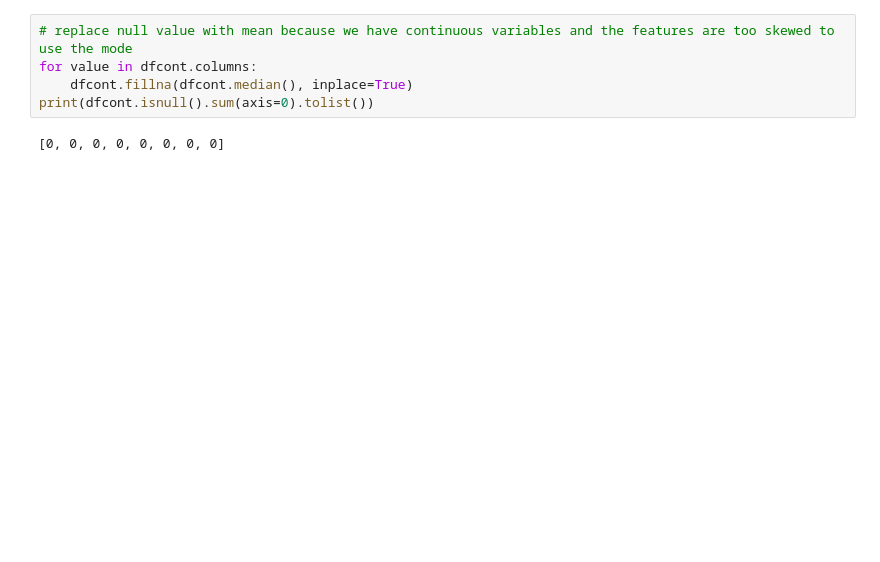
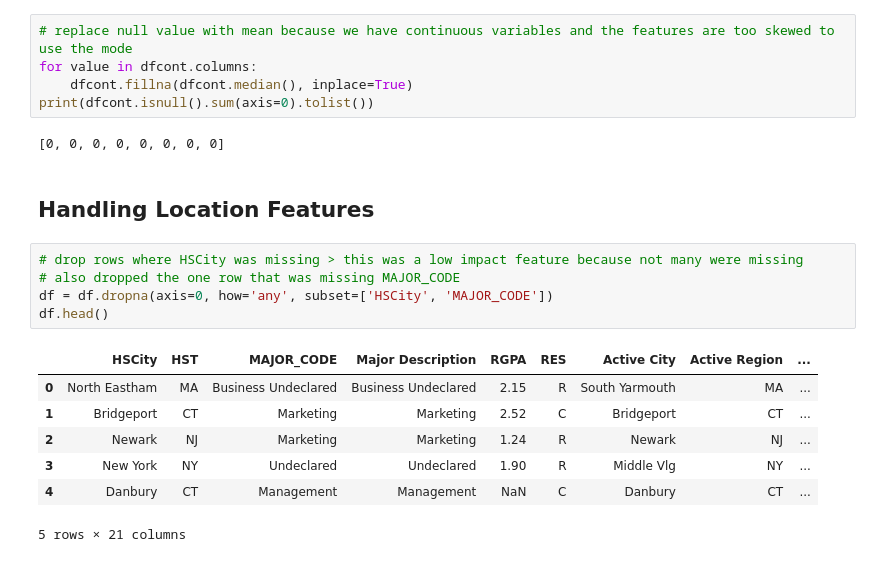
Before and after one commit to Kerry-Clarke/ba590_capstone, a Jupyter notebook: preprocessing.ipynb, the cells around one changed output. Cells and saved outputs as stored; diff of their text form; blank space fills up the shorter version.

Commit message:
started location feature handling

```diff
--- a/preprocessing.ipynb
+++ b/preprocessing.ipynb
@@ -326,3 +325,18 @@ for value in dfcont.columns:
 print(dfcont.isnull().sum(axis=0).tolist())
 # %% [output]
 [0, 0, 0, 0, 0, 0, 0, 0]
+# %% [markdown]
+## Handling Location Features
+# %%
+# drop rows where HSCity was missing > this was a low impact feature because not many were missing
+# also dropped the one row that was missing MAJOR_CODE
+df = df.dropna(axis=0, how='any', subset=['HSCity', 'MAJOR_CODE'])
+df.head()
+# %% [output]
+|  | HSCity | HST | MAJOR_CODE | Major Description | RGPA | RES | Active City | Active Region | ... |
+| 0 | North Eastham | MA | Business Undeclared | Business Undeclared | 2.15 | R | South Yarmouth | MA | ... |
+| 1 | Bridgeport | CT | Marketing | Marketing | 2.52 | C | Bridgeport | CT | ... |
+| 2 | Newark | NJ | Marketing | Marketing | 1.24 | R | Newark | NJ | ... |
+| 3 | New York | NY | Undeclared | Undeclared | 1.90 | R | Middle Vlg | NY | ... |
+| 4 | Danbury | CT | Management | Management | NaN | C | Danbury | CT | ... |
+5 rows × 21 columns
```
Also changed, not shown: parts of 4 cells of this notebook.
